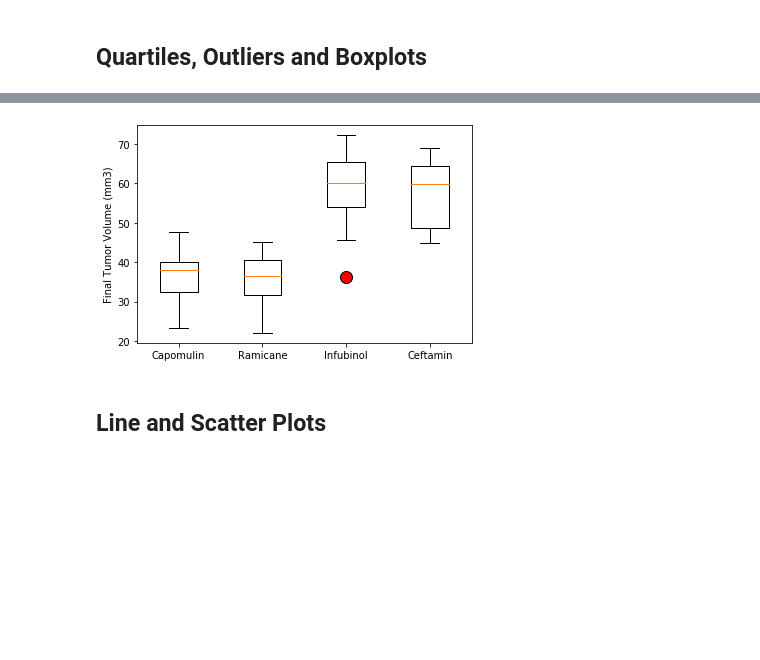
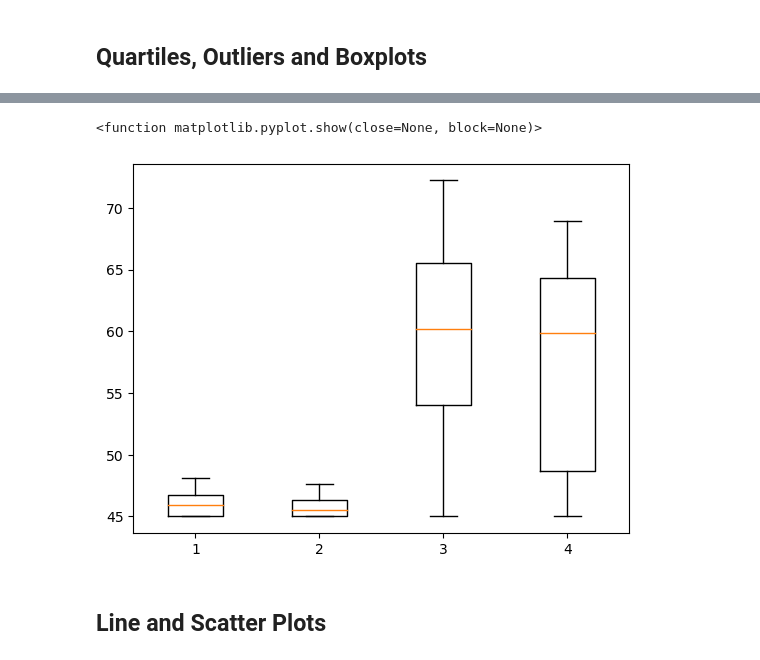
Before and after one commit to eabouche/pharmaceuticals-challenge, a Jupyter notebook: Pymaceuticals/Pharmaceuticals_Clinical_Study.ipynb, the cells around one changed output, grey strips where cells are left out. Saved outputs shown, nothing was run; the diff lists cells and outputs as text; code cells hidden in the pictures; blank space fills up the shorter version.

```diff
--- a/Pymaceuticals/Pharmaceuticals_Clinical_Study.ipynb
+++ b/Pymaceuticals/Pharmaceuticals_Clinical_Study.ipynb
@@ -118,3 +126,5 @@ print(mice_data_groupby)
 # %%
 # Create a clean DataFrame by dropping the duplicate mouse by its ID.
+clean_dataset_df = merged_dataset_df[merged_dataset_df['Mouse ID'].isin(duplicate_mouse_ids) == False]
+clean_dataset_df.head()
 # %% [output]
@@ -194,5 +332,12 @@ print(mice_data_groupby)
 
 # Start by getting the last (greatest) timepoint for each mouse
 
+print(clean_dataset_df.head())
+
+max_timepoint_df = clean_dataset_df.groupby(['Mouse ID']).max('Timepoint')
+max_timepoint_df
 
 # Merge this group df with the original DataFrame to get the tumor volume at the last timepoint
+
+new_merged_df = pd.merge(max_timepoint_df, clean_dataset_df, on=['Mouse ID','Timepoint'])
+new_merged_df
@@ -221,0 +424,30 @@ Ceftamin's potential outliers: Series([], Name: Tumor Volume (mm3), dtype: float
+# %%
+# Put treatments into a list for for loop (and later for plot labels)
+
+treatments = ["Capomulin", "Ramicane", "Infubinol", "Ceftamin"]
+
+
+# Create empty list to fill with tumor vol data (for plotting)
+
+tumor_vol_data = []
+
+# Calculate the IQR and quantitatively determine if there are any potential outliers.
+
+for drug_reg in treatments:
+        drug_reg_series = new_merged_df.loc[new_merged_df["Drug Regimen"] == drug_reg,"Tumor Volume (mm3)_x"]
+        #print(drug_reg_series.head(5))
+
+        tumor_vol_data.append(drug_reg_series)
+
+        quartiles = drug_reg_series.quantile([0.25,.5,0.75])
+        lowerq = quartiles[0.25]
+        upperq = quartiles[0.75]
+        iqr = upperq - lowerq
+
+        median = drug_reg_series.median()
+        lower_bound = median - 1.5*iqr
+        upper_bound = median + 1.5*iqr
+
+        outliars = drug_reg_series.loc[(drug_reg_series > upper_bound ) & (drug_reg_series < lower_bound )]
+
+        print(f"{drug_reg}'s potential outliers: {outliars}")
@@ -222,7 +459,13 @@ Ceftamin's potential outliers: Series([], Name: Tumor Volume (mm3), dtype: float
 # %%
 # Generate a box plot that shows the distrubution of the tumor volume for each treatment group.
+
+series = [10, 20, 50, 75]
+fig1, ax1 = plt.subplots()
+ax1.boxplot(tumor_vol_data)
+plt.show
 # %% [output]
+<function matplotlib.pyplot.show(close=None, block=None)>
-[figure, old version]
+[figure, new version]
 # %% [markdown]
 ## Line and Scatter Plots
 # %%
```
Also changed, not shown: parts of 19 cells of this notebook.
